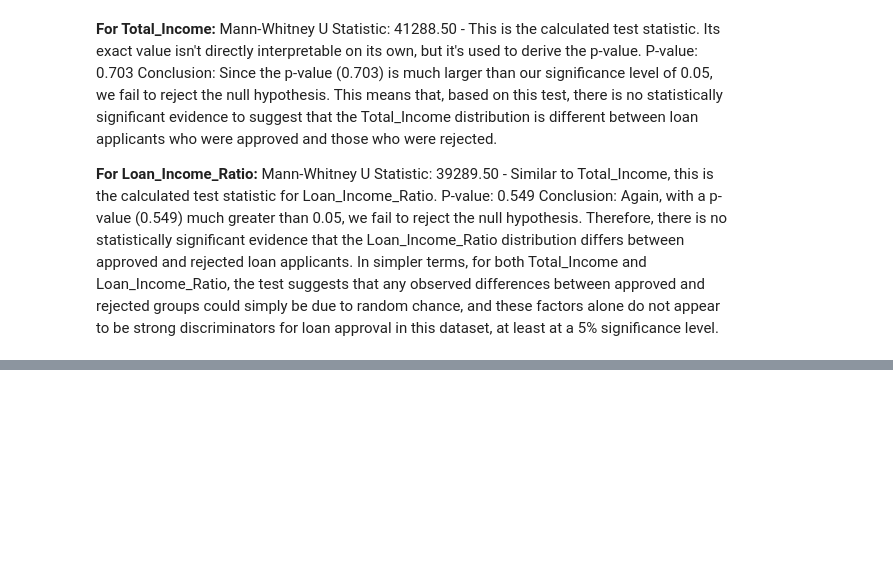
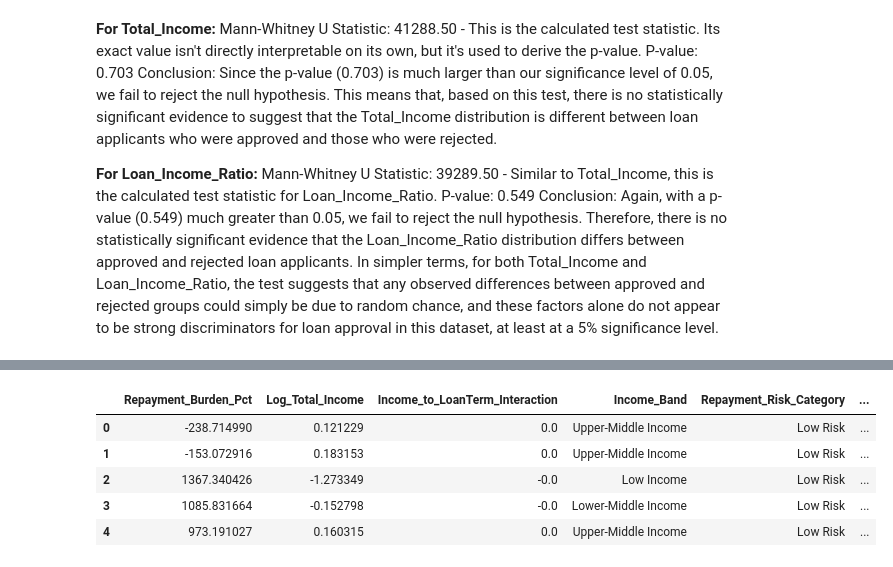
Before and after one commit to Ayden-DEMANOU/Loan-Eligibility-Preprocessing, a Jupyter notebook: notebooks/advanced_eda_analysis_and_fe.ipynb, the cells around one changed output, grey strips where cells are left out. Drawn from its saved outputs; the diff is of its cells as text; code cells hidden in the pictures; blank space fills up the shorter version.

Commit message:
Numerical and Categorical Analysis

```diff
--- a/notebooks/advanced_eda_analysis_and_fe.ipynb
+++ b/notebooks/advanced_eda_analysis_and_fe.ipynb
@@ -866,0 +989,75 @@ InvalidIndexError: Reindexing only valid with uniquely valued Index objects
+# %%
+# Use the cleaned (business-scale) dataset for interpretable feature engineering
+fe_df = df_ml.copy()
+
+# --- 1) Repayment_Burden_Pct (Numerical ratio/percentage) ---
+# Share of monthly income required for estimated monthly repayment.
+fe_df['Monthly_Income'] = fe_df['Total_Income'] / 12
+fe_df['Repayment_Burden_Pct'] = (fe_df['Monthly_Repayment'] / (fe_df['Monthly_Income'] + 1e-6)) * 100
+
+# --- 2) Log_Total_Income (Numerical log transformation) ---
+# Reduces right-skew in income and lowers outlier influence.
+fe_df['Log_Total_Income'] = np.log1p(fe_df['Total_Income'])
+
+# --- 3) Income_to_LoanTerm_Interaction (Numerical interaction) ---
+# Captures repayment horizon context by interacting term length and total income.
+# Note: Loan_Amount_Term is already scaled in df_clean. Using original df_copy['Loan_Amount_Term'] for business meaning.
+# However, to be consistent with the current df_clean for modeling, we will use the scaled Loan_Amount_Term.
+# If the intent is to use original, this should be re-evaluated.
+# For now, adhering to df_clean's state, using the scaled version directly if it's available.
+# Assuming the scaling was RobustScaler and 0 is the median, this interaction still holds relative meaning.
+
+fe_df['Income_to_LoanTerm_Interaction'] = fe_df['Total_Income'] * fe_df['Loan_Amount_Term']
+
+# --- 4) Income_Band (Categorical banding) ---
+# Quartile segmentation gives balanced customer income groups for analysis.
+fe_df['Income_Band'] = pd.qcut(
+    fe_df['Total_Income'],
+    q=4,
+    labels=['Low Income', 'Lower-Middle Income', 'Upper-Middle Income', 'High Income']
+)
+
+# --- 5) Repayment_Risk_Category (Categorical risk bucket) ---
+# Domain-style thresholds using loan-income ratio percentages.
+fe_df['Repayment_Risk_Category'] = pd.cut(
+    fe_df['Loan_Income_Ratio'],
+    bins=[-np.inf, 20, 35, np.inf],
+    labels=['Low Risk', 'Moderate Risk', 'High Risk']
+)
+
+# --- 6) Credit_Profile_Segment (Categorical business segment) ---
+# Combines the strongest approval signal (credit history) with affordability burden.
+fe_df['Credit_Profile_Segment'] = np.where(
+    (fe_df['Credit_History'] == 1) & (fe_df['Repayment_Burden_Pct'] < 35),
+    'Prime Capacity',
+    np.where(
+        (fe_df['Credit_History'] == 1) & (fe_df['Repayment_Burden_Pct'] >= 35),
+        'Credit-Positive but Stretched',
+        'Credit-Challenged'
+    )
+)
+
+# Optional: persist engineered dataset for next modelling stage
+fe_df.to_csv('../data/processed/loan_prediction_feature_engineered.csv', index=False)
+
+# Quick inspection of engineered columns
+engineered_cols = [
+    'Repayment_Burden_Pct',
+    'Log_Total_Income',
+    'Income_to_LoanTerm_Interaction',
+    'Income_Band',
+    'Repayment_Risk_Category',
+    'Credit_Profile_Segment'
+]
+
+print('Engineered feature preview:')
+display(fe_df[engineered_cols].head())
+
+print('\nSummary statistics (numerical engineered features):')
+display(fe_df[['Repayment_Burden_Pct', 'Log_Total_Income', 'Income_to_LoanTerm_Interaction']].describe().T)
+
+print('\nCategory distributions:')
+for c in ['Income_Band', 'Repayment_Risk_Category', 'Credit_Profile_Segment']:
+    print(f"\n{c}:")
+    print(fe_df[c].value_counts(dropna=False))
+# %% [output]
@@ -866,0 +1065,6 @@ InvalidIndexError: Reindexing only valid with uniquely valued Index objects
+|  | Repayment_Burden_Pct | Log_Total_Income | Income_to_LoanTerm_Interaction | Income_Band | Repayment_Risk_Category | ... |
+| 0 | -238.714990 | 0.121229 | 0.0 | Upper-Middle Income | Low Risk | ... |
+| 1 | -153.072916 | 0.183153 | 0.0 | Upper-Middle Income | Low Risk | ... |
+| 2 | 1367.340426 | -1.273349 | -0.0 | Low Income | Low Risk | ... |
+| 3 | 1085.831664 | -0.152798 | -0.0 | Lower-Middle Income | Low Risk | ... |
+| 4 | 973.191027 | 0.160315 | 0.0 | Upper-Middle Income | Low Risk | ... |
```
Also changed, not shown: parts of 38 cells of this notebook, 10 other files.
